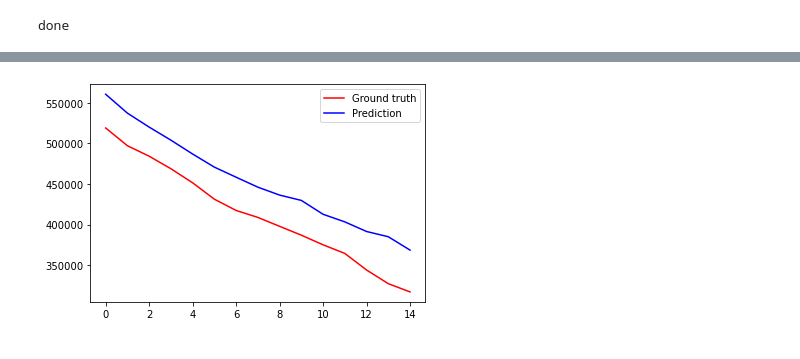
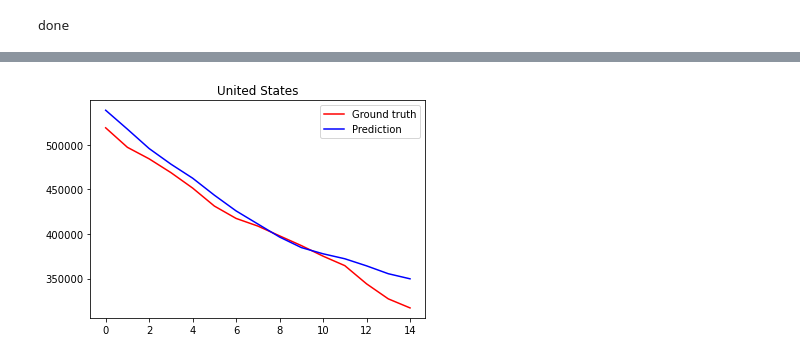
Before and after one commit to connieksun/gnn-covid-vaccine, a Jupyter notebook: stan_vax.ipynb, the cells around one changed output, grey strips where cells are left out. Drawn from its saved outputs; the diff is of its cells as text; code cells hidden in the pictures.

Commit message:
Edge weight matrices calculated

```diff
--- a/stan_vax.ipynb
+++ b/stan_vax.ipynb
@@ -324,6 +359,7 @@ train_cR = torch.tensor(train_cR).to(device)
 train_yI = torch.tensor(train_yI).to(device)
 train_yR = torch.tensor(train_yR).to(device)
 train_Vt = torch.tensor(train_Vt).to(device)
+train_edges = torch.tensor(train_edges).to(device)
 
 val_x = torch.tensor(val_x).to(device)
 val_I = torch.tensor(val_I).to(device)
@@ -333,6 +369,7 @@ val_cR = torch.tensor(val_cR).to(device)
 val_yI = torch.tensor(val_yI).to(device)
 val_yR = torch.tensor(val_yR).to(device)
 val_Vt = torch.tensor(val_Vt).to(device)
+val_edges = torch.tensor(val_edges).to(device)
 
 test_x = torch.tensor(test_x).to(device)
 test_I = torch.tensor(test_I).to(device)
@@ -342,6 +379,7 @@ test_cR = torch.tensor(test_cR).to(device)
 test_yI = torch.tensor(test_yI).to(device)
 test_yR = torch.tensor(test_yR).to(device)
 test_Vt = torch.tensor(test_Vt).to(device)
+test_edges = torch.tensor(test_edges).to(device)
 
 dI_mean = torch.tensor(dI_mean, dtype=torch.float32).to(device).reshape((dI_mean.shape[0], 1, 1))
 dI_std = torch.tensor(dI_std, dtype=torch.float32).to(device).reshape((dI_mean.shape[0], 1, 1))
@@ -351,7 +389,6 @@ dR_std = torch.tensor(dR_std, dtype=torch.float32).to(device).reshape((dI_mean.s
 N = torch.tensor(static_feat[:, 0], dtype=torch.float32).to(device).unsqueeze(-1)
 # %%
 #Train STAN
-
 all_loss = []
 file_name = './save/stan'
 min_loss = 1e10
@@ -363,7 +400,7 @@ for epoch in range(50):
     model.train()
     optimizer.zero_grad()
 
-    active_pred, recovered_pred, phy_active, phy_recover, _ = model(train_x, train_cI[cur_loc], train_cR[cur_loc], N[cur_loc], train_I[cur_loc], train_R[cur_loc], V=train_Vt[cur_loc])
+    active_pred, recovered_pred, phy_active, phy_recover, _ = model(train_x, train_cI[cur_loc], train_cR[cur_loc], N[cur_loc], train_I[cur_loc], train_R[cur_loc], V=train_Vt[cur_loc], e_weights=train_edges)
     phy_active = (phy_active - dI_mean[cur_loc]) / dI_std[cur_loc]
     phy_recover = (phy_recover - dR_mean[cur_loc]) / dR_std[cur_loc]
     loss = criterion(active_pred.squeeze(), train_yI[cur_loc].squeeze())+criterion(recovered_pred.squeeze(), train_yR[cur_loc].squeeze())+0.1*criterion(phy_active.squeeze(), train_yI[cur_loc].squeeze())+0.1*criterion(phy_recover.squeeze(), train_yR[cur_loc].squeeze())
@@ -373,8 +410,8 @@ for epoch in range(50):
     all_loss.append(loss.item())
 
     model.eval()
-    _, _, _, _, prev_h = model(train_x, train_cI[cur_loc], train_cR[cur_loc], N[cur_loc], train_I[cur_loc], train_R[cur_loc], V=train_Vt[cur_loc])
-    val_active_pred, val_recovered_pred, val_phy_active, val_phy_recover, _ = model(val_x, val_cI[cur_loc], val_cR[cur_loc], N[cur_loc], val_I[cur_loc], val_R[cur_loc], prev_h, V=val_Vt[cur_loc])
+    _, _, _, _, prev_h = model(train_x, train_cI[cur_loc], train_cR[cur_loc], N[cur_loc], train_I[cur_loc], train_R[cur_loc], V=train_Vt[cur_loc], e_weights=train_edges)
+    val_active_pred, val_recovered_pred, val_phy_active, val_phy_recover, _ = model(val_x, val_cI[cur_loc], val_cR[cur_loc], N[cur_loc], val_I[cur_loc], val_R[cur_loc], prev_h, V=val_Vt[cur_loc], e_weights=val_edges)
 
     val_phy_active = (val_phy_active - dI_mean[cur_loc]) / dI_std[cur_loc]
     val_loss = criterion(val_active_pred.squeeze(), val_yI[cur_loc].squeeze()) + 0.1*criterion(val_phy_active.squeeze(), val_yI[cur_loc].squeeze())
@@ -421,10 +458,11 @@ prev_R = torch.cat((train_R, val_R), dim=1)
 prev_cI = torch.cat((train_cI, val_cI), dim=1)
 prev_cR = torch.cat((train_cR, val_cR), dim=1)
 prev_Vt = torch.cat((train_Vt, val_Vt), dim=1)
-prev_active_pred, _, prev_phyactive_pred, _, h = model(prev_x, prev_cI[cur_loc], prev_cR[cur_loc], N[cur_loc], prev_I[cur_loc], prev_R[cur_loc], V=prev_Vt[cur_loc])
+prev_edges = torch.cat((train_edges, val_edges), dim=0)
+prev_active_pred, _, prev_phyactive_pred, _, h = model(prev_x, prev_cI[cur_loc], prev_cR[cur_loc], N[cur_loc], prev_I[cur_loc], prev_R[cur_loc], V=prev_Vt[cur_loc], e_weights=prev_edges)
 
 
-test_pred_active, test_pred_recovered, test_pred_phy_active, test_pred_phy_recover, _ = model(test_x, test_cI[cur_loc], test_cR[cur_loc], N[cur_loc], test_I[cur_loc], test_R[cur_loc], h, V=test_Vt[cur_loc])
+test_pred_active, test_pred_recovered, test_pred_phy_active, test_pred_phy_recover, _ = model(test_x, test_cI[cur_loc], test_cR[cur_loc], N[cur_loc], test_I[cur_loc], test_R[cur_loc], h, V=test_Vt[cur_loc], e_weights=test_edges)
 # %%
 print('Estimated beta in SIR model is %.2f'%model.alpha_scaled)
 print('Estimated gamma in SIR model is %.2f'%model.beta_scaled)
@@ -436,18 +474,24 @@ Estimated theta in SIR model is 0.05
 # %%
 #Cumulate predicted dI
 pred_I = []
+sir_I = []
 
 for i in range(test_pred_active.size(1)):
     # below is regular prediction
     cur_pred = (test_pred_active[0, i, :].detach().cpu().numpy() * dI_std[cur_loc].reshape(1, 1).detach().cpu().numpy()) + dI_mean[cur_loc].reshape(1, 1).detach().cpu().numpy()
     # below is SIR model prediction
-    #cur_pred = test_pred_phy_active[0, i, :].detach().cpu().numpy()
+    sir_pred = test_pred_phy_active[0, i, :].detach().cpu().numpy()
     # below is average of the two predictions
     #cur_pred = (cur_pred + test_pred_phy_active[0, i, :].detach().cpu().numpy()) / 2
     cur_pred = np.cumsum(cur_pred)
     cur_pred = cur_pred + test_I[cur_loc, i].detach().cpu().item()
     pred_I.append(cur_pred)
+
+    sir_pred = np.cumsum(sir_pred)
+    sir_pred = sir_pred + test_I[cur_loc, i].detach().cpu().item()
+    sir_I.append(sir_pred)
 pred_I = np.array(pred_I)
+sir_I = np.array(sir_I)
 # %%
 def get_real_y(data, history_window=5, pred_window=15, slide_step=5):
     # Data shape n_loc, timestep, n_feat
@@ -467,7 +511,9 @@ I_true = get_real_y(active_cases[:], history_window, pred_window, slide_step)
 # %%
 plt.plot(I_true[cur_loc, -1, :],c='r', label='Ground truth')
 plt.plot(pred_I[-1, :],c='b', label='Prediction')
+#plt.plot(sir_I[-1, :],c='purple', label='SIR Prediction')
 plt.legend()
+plt.title(loc_name)
 plt.show()
 # %% [output]
-[figure, old version]
+[figure, new version]
```
Also changed, not shown: parts of 11 cells of this notebook, 2 other files.
